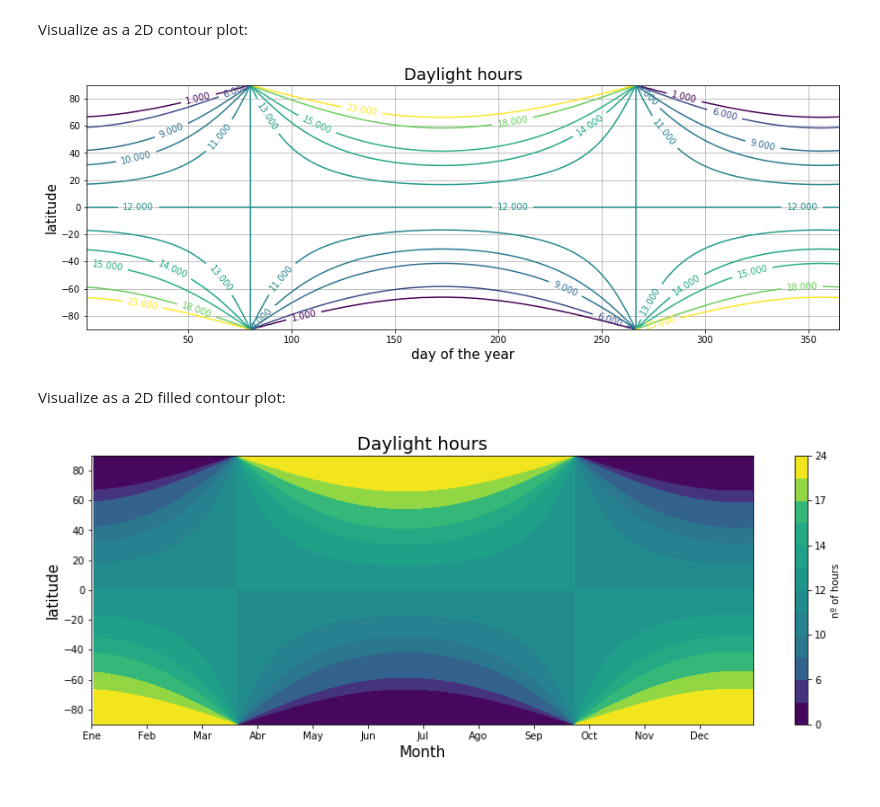
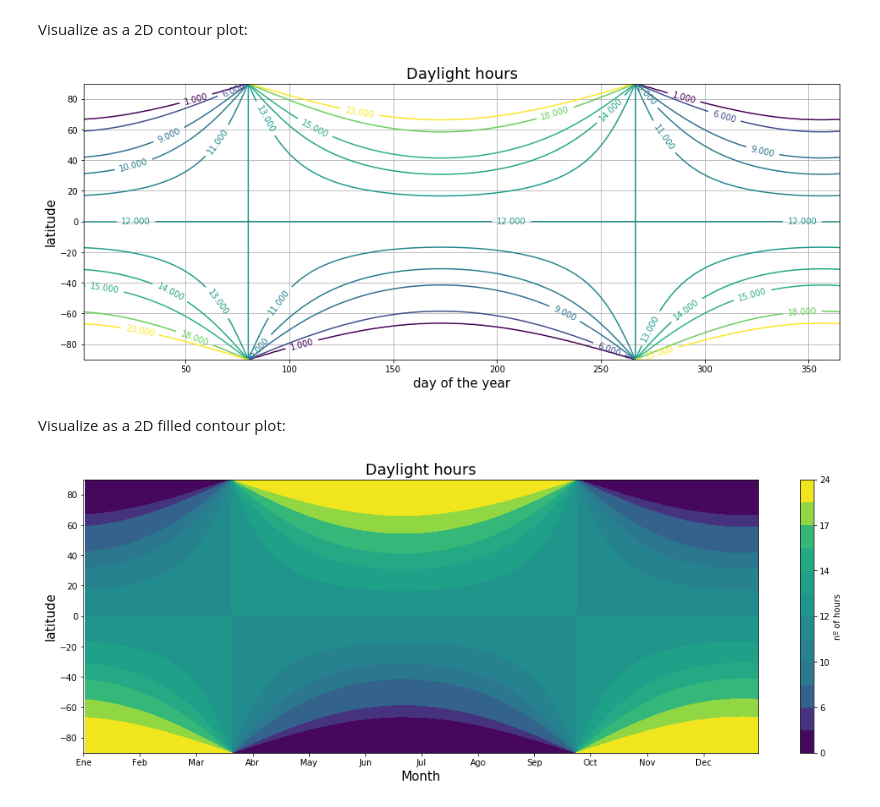
Before and after one commit to aqreed/solarpy, a Jupyter notebook: examples/daylight_hours.ipynb, the cells around one changed output. Drawn from its saved outputs; the diff is of its cells as text; code cells hidden in the pictures.

```diff
--- a/examples/daylight_hours.ipynb
+++ b/examples/daylight_hours.ipynb
@@ -1,10 +1,7 @@
 # %%
 import numpy as np
 import matplotlib.pyplot as plt
-import solar_radiation as sr
-from pylab import rcParams
-
-rcParams['figure.figsize'] = 15, 5
+import pysolar.radiation as psr
 # %% [markdown]
 Create the mesh grid for day of the year _n_ and latitude _lat_:
 # %%
@@ -15,26 +12,27 @@ N, LAT= np.meshgrid(n_, lat_,)
 # %% [markdown]
 Apply the function *daylight_hours* to the mesh:
 # %%
-light_hours = sr.daylight_hours(N, LAT)
+light_hours = psr.daylight_hours(N, LAT)
 # %% [markdown]
 Visualize as a 2D contour plot:
 # %%
-fig, ax = plt.subplots()
+fig, ax = plt.subplots(figsize=(16, 6))
 
 CS = ax.contour(n_, lat_, light_hours, [1, 6, 9, 10, 11, 12,
                                         13, 14, 15, 18, 23])
 ax.clabel(CS, inline=1, fontsize=10)
 
 ax.set_xlabel('day of the year', fontsize=15)
 ax.set_ylabel('latitude', fontsize=15)
 ax.set_title('Daylight hours', fontsize=18);
 
 plt.grid(True)
 # %% [output]
-[figure, old version]
+[figure, new version]
 # %% [markdown]
 Visualize as a 2D filled contour plot:
 # %%
+plt.figure(figsize=(18, 6))
 plt.contourf(n_, lat_, light_hours, [0, 1, 6, 9, 10, 11, 12,
                                      13, 14, 15, 17, 23, 24])
 plt.colorbar(label='nº of hours')
@@ -46,4 +44,4 @@ plt.xticks(np.linspace(0, 366, 13)[:-1], ('Ene', 'Feb', 'Mar', 'Abr',
                                           'Sep', 'Oct', 'Nov', 'Dec'))
 plt.show()
 # %% [output]
-[figure, old version]
+[figure, new version]
```
Also changed, not shown: parts of 1 cell of this notebook, 9 other files.
